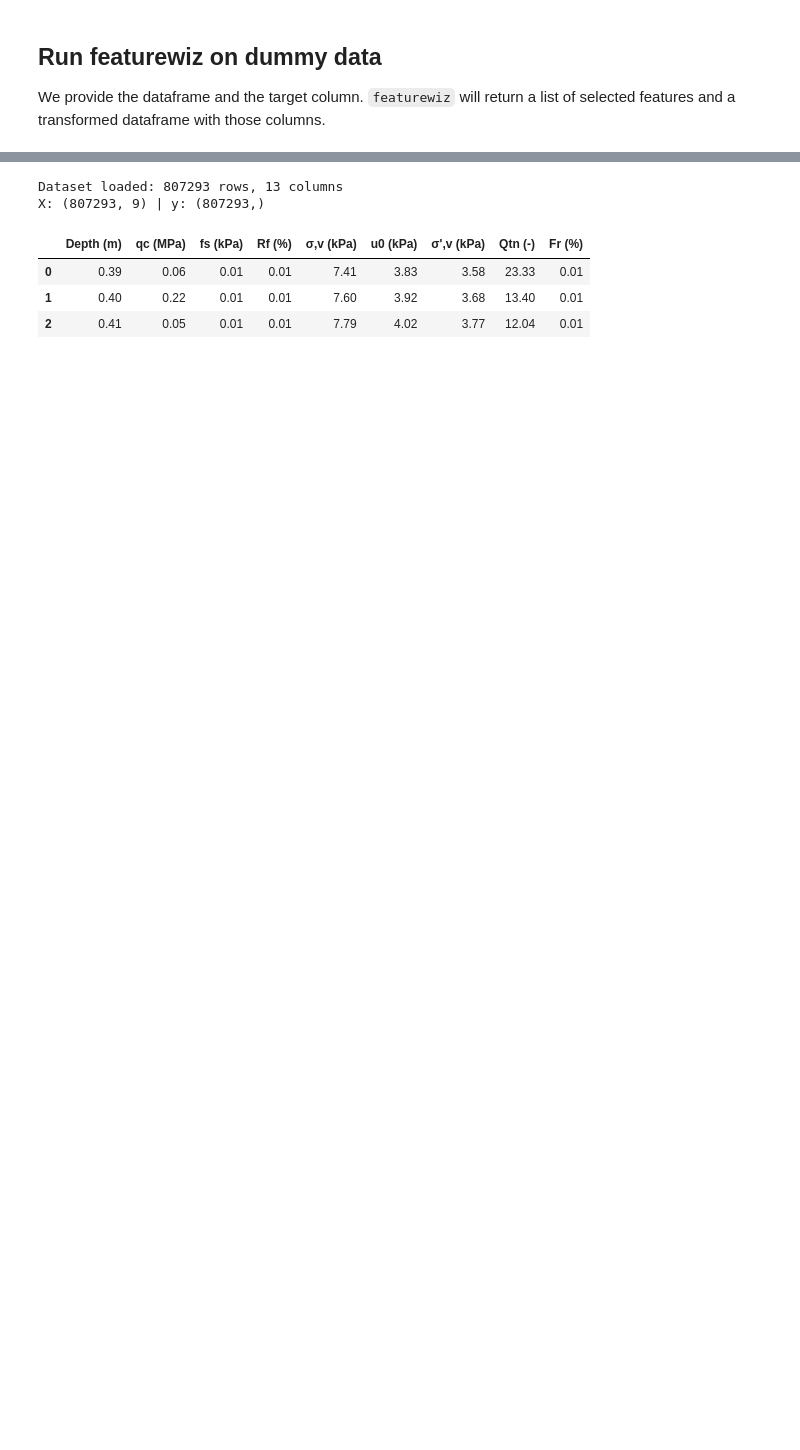
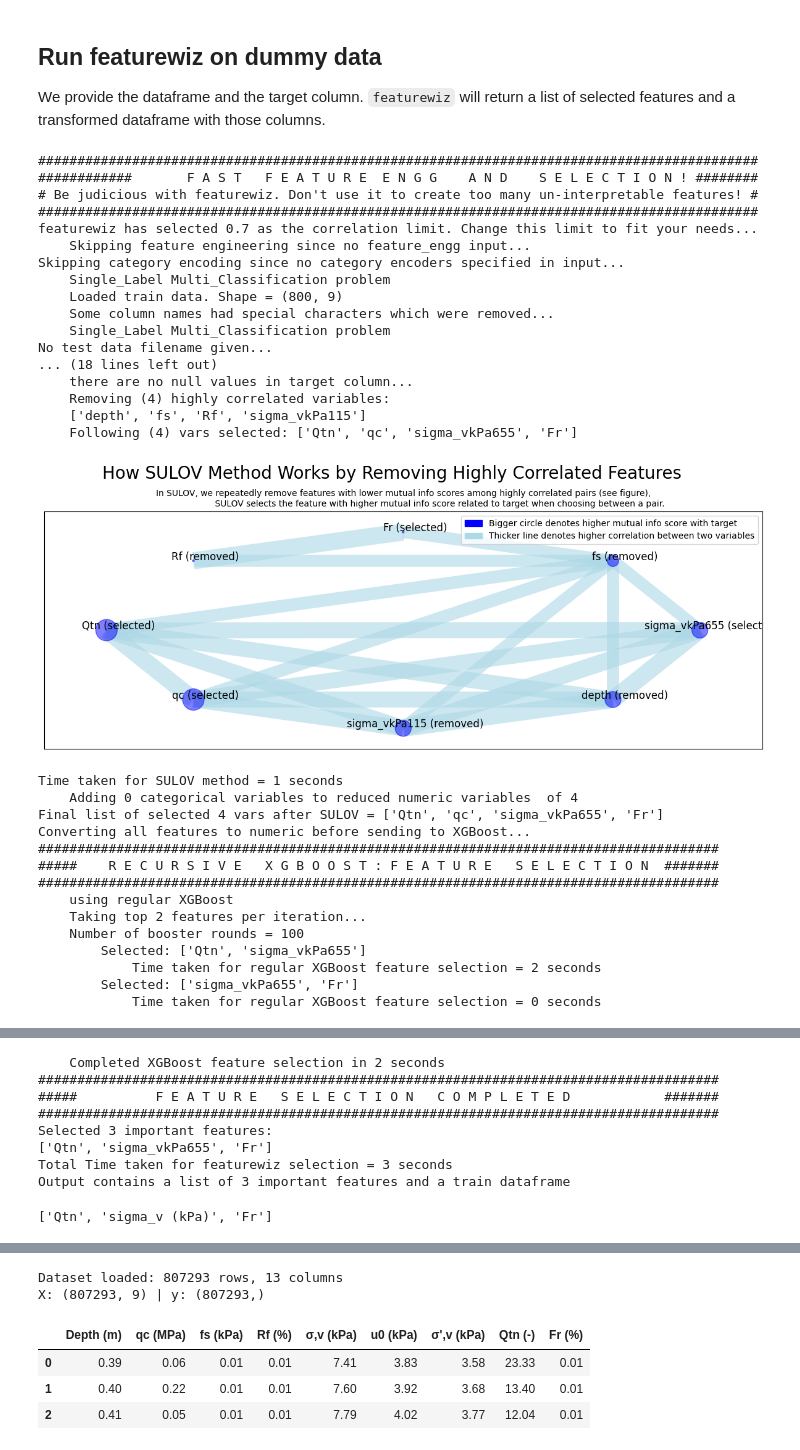
Before and after one commit to sompongjkr/CPT-to-soiltype, a Jupyter notebook: notebooks/feature_selection_featurewiz.ipynb, the cells around one changed output, grey strips where cells are left out. Drawn from its saved outputs; the diff is of its cells as text; code cells hidden in the pictures; blank space fills up the shorter version.

```diff
--- a/notebooks/feature_selection_featurewiz.ipynb
+++ b/notebooks/feature_selection_featurewiz.ipynb
@@ -115,8 +122,41 @@ We provide the dataframe and the target column. `featurewiz` will return a list
 # %%
 target = "soil_type"
 features = [c for c in df_dummy.columns if c != target]
 
 selected_features, trainml = featurewiz(
-    dataframe=df_dummy, target=target, corr_limit=0.7, verbose=2, sep=","
+    dataname=df_dummy, target=target, corr_limit=0.7, verbose=2
 )
 selected_features
+# %% [output]
+############################################################################################
+############       F A S T   F E A T U R E  E N G G    A N D    S E L E C T I O N ! ########
+# Be judicious with featurewiz. Don't use it to create too many un-interpretable features! #
+############################################################################################
+featurewiz has selected 0.7 as the correlation limit. Change this limit to fit your needs...
+    Skipping feature engineering since no feature_engg input...
+Skipping category encoding since no category encoders specified in input...
+    Single_Label Multi_Classification problem
+    Loaded train data. Shape = (800, 9)
+    Some column names had special characters which were removed...
+    Single_Label Multi_Classification problem
+No test data filename given...
+... (18 lines left out)
+    there are no null values in target column...
+    Removing (4) highly correlated variables:
+    ['depth', 'fs', 'Rf', 'sigma_vkPa115']
+    Following (4) vars selected: ['Qtn', 'qc', 'sigma_vkPa655', 'Fr']
+[figure, added]
+Time taken for SULOV method = 1 seconds
+    Adding 0 categorical variables to reduced numeric variables  of 4
+Final list of selected 4 vars after SULOV = ['Qtn', 'qc', 'sigma_vkPa655', 'Fr']
+Converting all features to numeric before sending to XGBoost...
+#######################################################################################
+#####    R E C U R S I V E   X G B O O S T : F E A T U R E   S E L E C T I O N  #######
+#######################################################################################
+    using regular XGBoost
+    Taking top 2 features per iteration...
+    Number of booster rounds = 100
+        Selected: ['Qtn', 'sigma_vkPa655']
+            Time taken for regular XGBoost feature selection = 2 seconds
+        Selected: ['sigma_vkPa655', 'Fr']
+            Time taken for regular XGBoost feature selection = 0 seconds
@@ -123,3 +164,12 @@ selected_features
+    Completed XGBoost feature selection in 2 seconds
+#######################################################################################
+#####          F E A T U R E   S E L E C T I O N   C O M P L E T E D            #######
+#######################################################################################
+Selected 3 important features:
+['Qtn', 'sigma_vkPa655', 'Fr']
+Total Time taken for featurewiz selection = 3 seconds
+Output contains a list of 3 important features and a train dataframe
+['Qtn', 'sigma_v (kPa)', 'Fr']
 # %%
 # Quick model comparison: all features vs selected features
 def evaluate_with_features(df, feat_cols, name):
```
Also changed, not shown: parts of 7 cells of this notebook, 7 other files.
